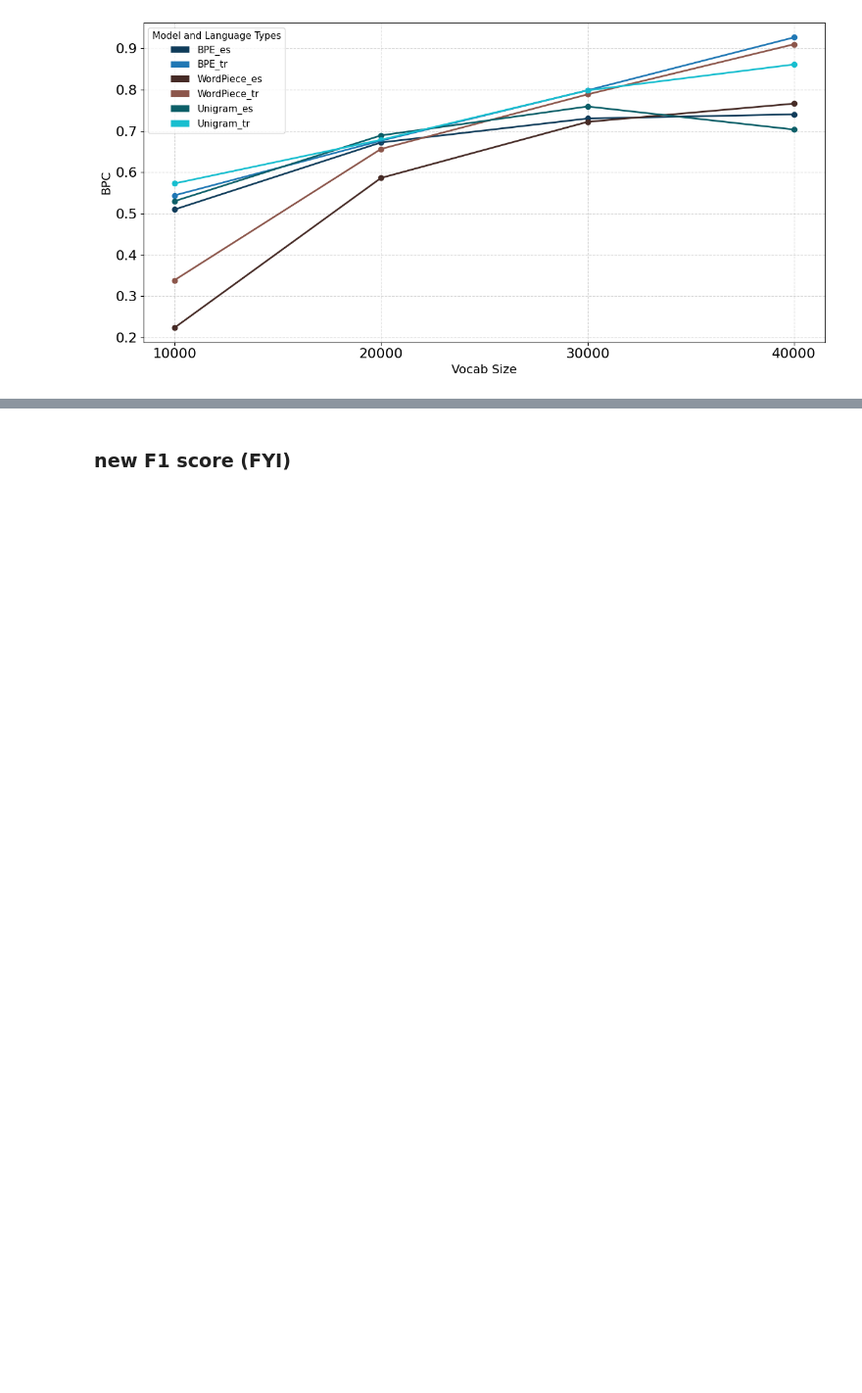
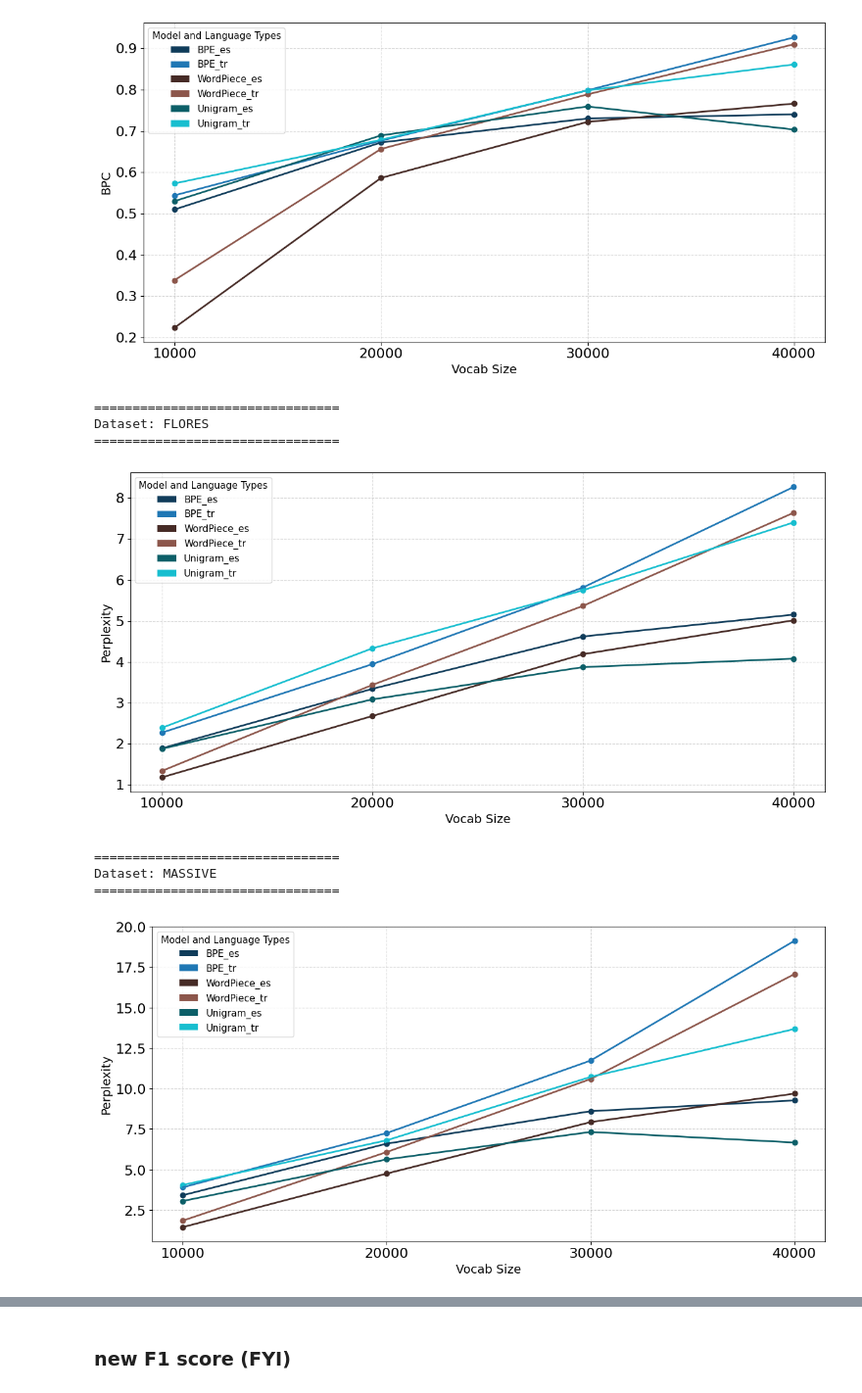
Before and after one commit to ah140797/NLP-project, a Jupyter notebook: jupyter-notebook/make_figs_main.ipynb, the cells around one changed output, grey strips where cells are left out. Shown at 98% size. Cells and saved outputs as stored; diff of their text form; code cells hidden in the pictures; blank space fills up the shorter version.

```diff
--- a/jupyter-notebook/make_figs_main.ipynb
+++ b/jupyter-notebook/make_figs_main.ipynb
@@ -336,3 +337,61 @@ Dataset: FLORES
 Dataset: MASSIVE
 ================================
 [figure]
+# %%
+for dataset_name in EVAL_DATASETS:
+    print('================================')
+    print(f'Dataset: {dataset_name.upper()}')
+    print('================================')
+    plt.figure(figsize=(12, 6))
+
+    perplexity_dict = {}
+    for (language, model_name) in color_dict.keys():
+        perplexity_dict[(language, model_name)] = []
+
+    for i, (language, model_name) in enumerate(color_dict.keys()):
+        for vocab_size in VOCAB_SIZES:
+            results_bpc_path = os.path.join(results_path, f'{language}_{model_name}_vs{vocab_size}/bpc_{dataset_name}.json')
+            with open(results_bpc_path) as f:
+                results_dict = json.load(f)
+
+            perplexity_dict[(language, model_name)].append(results_dict['perplexity'])
+
+            plt.plot(
+            vocab_size,
+            results_dict['perplexity'],
+            label=f'{model_name}_{language}',
+            color=color_dict[(language, model_name)],
+            marker='o',
+            )
+
+    for (language, model_name) in color_dict.keys():
+        for i in range(3):
+            plt.plot(
+                    [VOCAB_SIZES[i], VOCAB_SIZES[i+1]],
+                    [perplexity_dict[(language, model_name)][i], perplexity_dict[(language, model_name)][i+1]],
+                    color=color_dict[(language, model_name)],
+                    linestyle='-',
+                    linewidth=2,
+                    )
+
+    plt.xlabel('Vocab Size', fontsize=14)
+    #plt.ylabel('Perplexity', fontsize=14)
+    model_patches = [Patch(facecolor=color_dict[(language, model_name)], label=f'{model_name}_{language}') for (language, model_name) in color_dict.keys()]
+    plt.legend(handles=model_patches, title='Model and Language Types', loc='upper left', fontsize=11, title_fontsize=11)
+    plt.grid(True, linestyle='--', alpha=0.5)
+    plt.yticks(fontsize=16)
+    plt.xticks(VOCAB_SIZES, fontsize=16)  # Ensure all vocab sizes are shown on the x-axis
+    plt.tight_layout()
+
+
+    plt.savefig(f'../figures/perplexity_{dataset_name}.svg')
+    plt.show()
+# %% [output]
+================================
+Dataset: FLORES
+================================
+[figure, added]
+================================
+Dataset: MASSIVE
+================================
+[figure, added]
```
Also changed, not shown: parts of 4 cells of this notebook, 25 other files.
